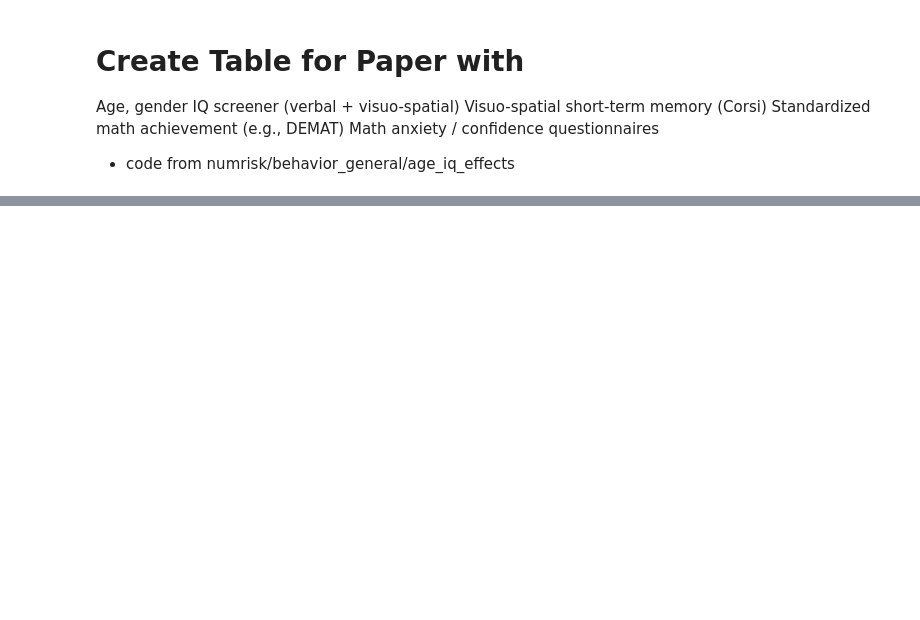
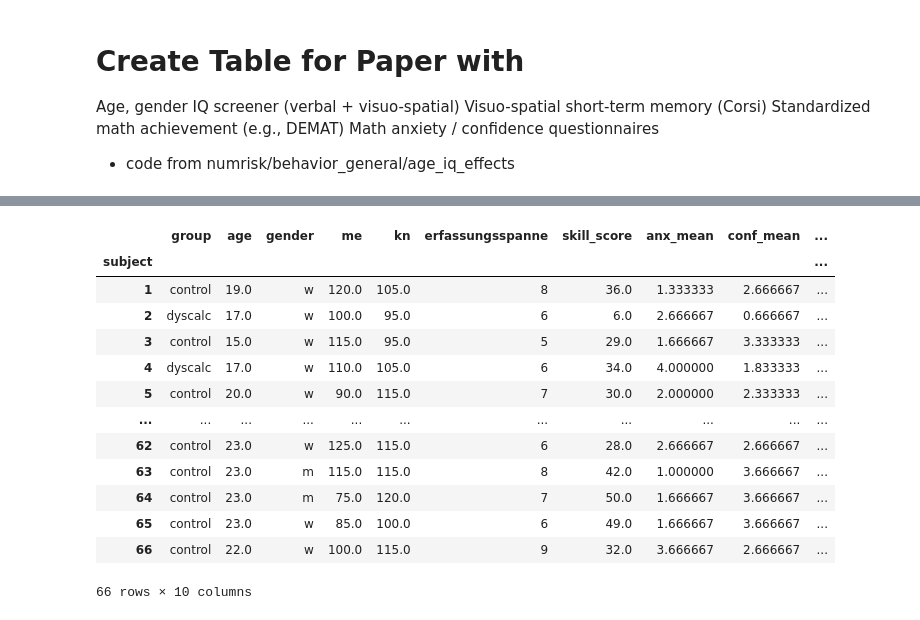
Before and after one commit to mrenke/numrisk, a Jupyter notebook: numrisk/visualize&plots&stats/paperBehavPart_addMeasureTable_01.ipynb, the cells around one changed output, grey strips where cells are left out. Drawn from its saved outputs; the diff is of its cells as text; code cells hidden in the pictures; blank space fills up the shorter version.

```diff
--- a/numrisk/visualize&plots&stats/paperBehavPart_addMeasureTable_01.ipynb
+++ b/numrisk/visualize&plots&stats/paperBehavPart_addMeasureTable_01.ipynb
@@ -23,0 +23,21 @@ FileNotFoundError: [Errno 2] No such file or directory: '/Users/mrenke/data/ds-d
+# %%
+# Age & Gender
+df_part = pd.read_csv(op.join('/Users/mrenke/data/ds-dnumrisk/add_tables','subjects_recruit_scan_scanned-final.csv'), header=0) #, index_col=0
+df_part = df_part.loc[:,['subject ID', 'age','group','gender']].rename(mapper={'subject ID': 'subject'},axis=1).dropna().astype({'subject': int, 'group': int}).set_index('subject')
+df_part['group'] = np.where(df_part['group'] == 0, 'control', 'dyscalc')
+# %%
+# Math skill, confidence, anxiety
+math_stuff = pd.read_csv(op.join(params_folder, 'math_skill&confidence&anxiety-means.csv')).set_index('subject')
+
+# Corsi
+vs_wm = pd.read_csv(op.join(params_folder, 'visio-spatial-WM_CBTtask-params.csv'))
+vs_wm.set_index('subject', inplace=True)
+
+# Weber Fraction
+pana = pd.read_csv('/Users/mrenke/data/ds-dnumrisk/add_tables/panamath_AllRunsSummary.csv').rename(mapper={'Subject ID': 'subject'}, axis=1).set_index('subject')['Weber Fraction'] #[['Number of Trials','Weber Fraction', 'Percent Correct', 'Number of Non-RT-Outlier Trials']]
+
+# IQ - verbal & visuo-spatial reasoning (matrices..)
+iq_scores = pd.read_csv(op.join(params_folder, 'iq-scores_ids2.csv')).set_index('subject')
+
+# combine
+df_comb = df_part.join([math_stuff, vs_wm, pana, iq_scores], how='inner')
@@ -23,0 +62,21 @@ FileNotFoundError: [Errno 2] No such file or directory: '/Users/mrenke/data/ds-d
+# %%
+var_list = ['group', 'age', 'gender', 'me', 'kn','erfassungsspanne','skill_score','anx_mean', 'conf_mean', 'Weber Fraction']
+name_list = ['Age', 'Gender', 'Visuospatial reasoning', 'Verbal reasoning', 'Visuospatial working memory', 'Math skills', 'Math anxiety', 'Math confidence', 'Weber Fraction']
+point_list = ['Age', 'Gender', 'IQ points','IQ points','Corsi span', 'Test points','Anxiety rating', 'Confidence rating', 'Weber Fraction']
+# %%
+df_comb[var_list]
+# %% [output]
+|  | group | age | gender | me | kn | erfassungsspanne | skill_score | anx_mean | conf_mean | ... |
+| subject |  |  |  |  |  |  |  |  |  | ... |
+| 1 | control | 19.0 | w | 120.0 | 105.0 | 8 | 36.0 | 1.333333 | 2.666667 | ... |
+| 2 | dyscalc | 17.0 | w | 100.0 | 95.0 | 6 | 6.0 | 2.666667 | 0.666667 | ... |
+| 3 | control | 15.0 | w | 115.0 | 95.0 | 5 | 29.0 | 1.666667 | 3.333333 | ... |
+| 4 | dyscalc | 17.0 | w | 110.0 | 105.0 | 6 | 34.0 | 4.000000 | 1.833333 | ... |
+| 5 | control | 20.0 | w | 90.0 | 115.0 | 7 | 30.0 | 2.000000 | 2.333333 | ... |
+| ... | ... | ... | ... | ... | ... | ... | ... | ... | ... | ... |
+| 62 | control | 23.0 | w | 125.0 | 115.0 | 6 | 28.0 | 2.666667 | 2.666667 | ... |
+| 63 | control | 23.0 | m | 115.0 | 115.0 | 8 | 42.0 | 1.000000 | 3.666667 | ... |
+| 64 | control | 23.0 | m | 75.0 | 120.0 | 7 | 50.0 | 1.666667 | 3.666667 | ... |
+| 65 | control | 23.0 | w | 85.0 | 100.0 | 6 | 49.0 | 1.666667 | 3.666667 | ... |
+| 66 | control | 22.0 | w | 100.0 | 115.0 | 9 | 32.0 | 3.666667 | 2.666667 | ... |
+66 rows × 10 columns
```
Also changed, not shown: parts of 9 cells of this notebook, 5 other files.
